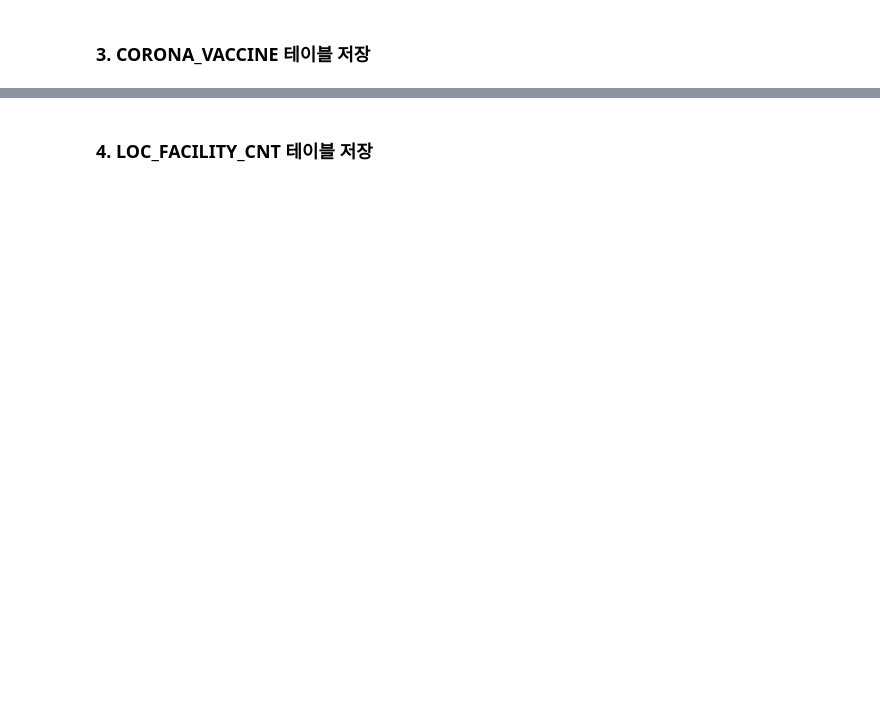
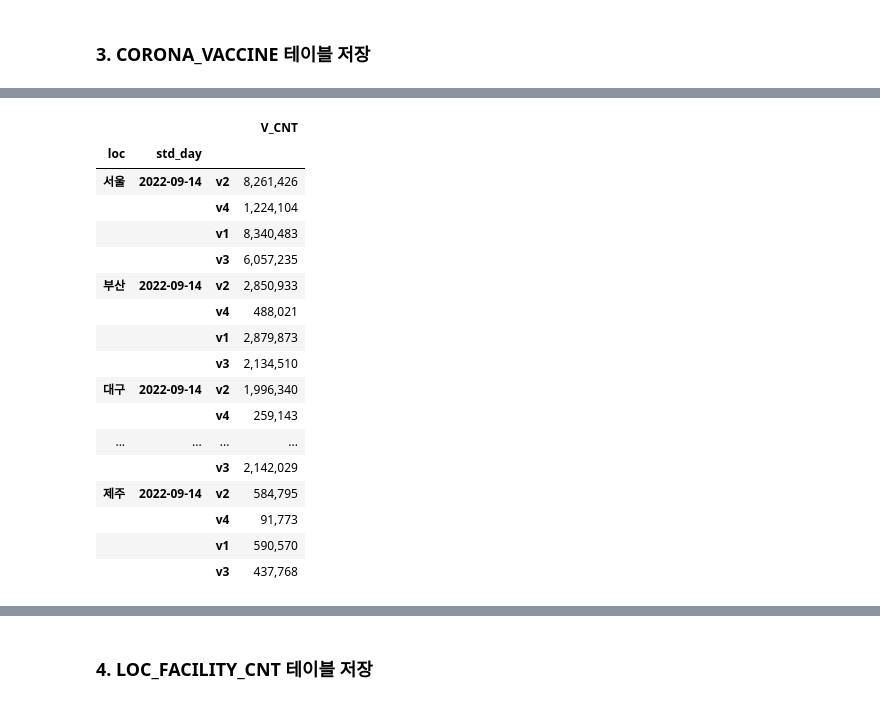
Before and after one commit to Themath93/DEYoon, a Jupyter notebook: spark/15_Load_DW.ipynb, the cells around one changed output, grey strips where cells are left out. Cells and saved outputs as stored; diff of their text form; code cells hidden in the pictures; blank space fills up the shorter version.

```diff
--- a/spark/15_Load_DW.ipynb
+++ b/spark/15_Load_DW.ipynb
@@ -77,3 +77,8 @@ Py4JJavaError: An error occurred while calling o104.jdbc.
         at org.apache.spark.sql.execution.datasources.jdbc.JDBCOptions.$anonfun$driverClass$2(JDBCOptions.scala:107)
 # %% [markdown]
 ### 2. CORONA_PATIENT 테이블 저장
+# %%
+# 코로나 감염자 데이터
+path = '/corona_data/patient'
+co_patient_json = spark.read.json(path,encoding='UTF-8')
+co_patient_json.show()
@@ -80,2 +141,8 @@ Py4JJavaError: An error occurred while calling o104.jdbc.
 # %% [markdown]
 ### 3.  CORONA_VACCINE 테이블 저장
+# %%
+file_name = '/corona_data/vaccine/'
+vaccine = spark.read.json(file_name, multiLine=True)
+
+vaccine.printSchema()
+vaccine.select(vaccine.data).show()
@@ -81,0 +172,13 @@ Py4JJavaError: An error occurred while calling o104.jdbc.
+# %%
+data = []
+    # 파이썬 압축해제 키워드
+    # **kwargs => 여러 쌍의 키워드 args 가 넘어오면 받아서 dict로 반환
+    # fnc(**dict) => dict에 있는 key-value 값들이 여러쌍의 kwargs 형태로 함수에 전달
+for r1 in vaccine.select(vaccine.data, vaccine.meta.std_day).toLocalIterator():
+    for r2 in r1.data:
+        temp = r2.asDict() # 액션매서드 row객체를 dict로 반환해주는 함수 asDIct()
+        temp['std_day'] = r1['meta.std_day'] # meta데이터에있는 날짜값 std_day는 키와 벨류를 지정해서 dict에 포함시켜줌
+        data.append(Row(**temp))# Row에 **temp는 dict()을 kwargs로 전달해주는방법
+
+vaccine_data = spark.createDataFrame(data)
+vaccine_data.show(3)
@@ -81,0 +194,31 @@ Py4JJavaError: An error occurred while calling o104.jdbc.
+# %%
+# column 을 rowfh : stack
+# row를 column으로 : pivot
+# 진짜 판다스객체로 만들면 spark와 하둡의 데이터 병렬처리의 이점을 얻을 수 없다.
+pd_vaccine = vaccine_data.to_pandas_on_spark()
+pd_vaccine = pd_vaccine.set_index(['loc','std_day'])
+# 복합키를 인덱스로  하고 나머지를 stack하면 row형태로 변환됨
+pd_vaccine = pd_vaccine.stack()
+# # 보기편하게 만들어보기
+pd_vaccine = pd_vaccine.to_dataframe('V_CNT')
+# 위의  값은 타입이 pandas의series임 다시 spark형태로 변환필요
+pd_vaccine
+# %% [output]
+|  |  |  | V_CNT |
+| loc | std_day |  |  |
+| 서울 | 2022-09-14 | v2 | 8,261,426 |
+|  |  | v4 | 1,224,104 |
+|  |  | v1 | 8,340,483 |
+|  |  | v3 | 6,057,235 |
+| 부산 | 2022-09-14 | v2 | 2,850,933 |
+|  |  | v4 | 488,021 |
+|  |  | v1 | 2,879,873 |
+|  |  | v3 | 2,134,510 |
+| 대구 | 2022-09-14 | v2 | 1,996,340 |
+|  |  | v4 | 259,143 |
+| ... | ... | ... | ... |
+|  |  | v3 | 2,142,029 |
+| 제주 | 2022-09-14 | v2 | 584,795 |
+|  |  | v4 | 91,773 |
+|  |  | v1 | 590,570 |
+|  |  | v3 | 437,768 |
```
Also changed, not shown: parts of 8 cells of this notebook, 3 other files.
